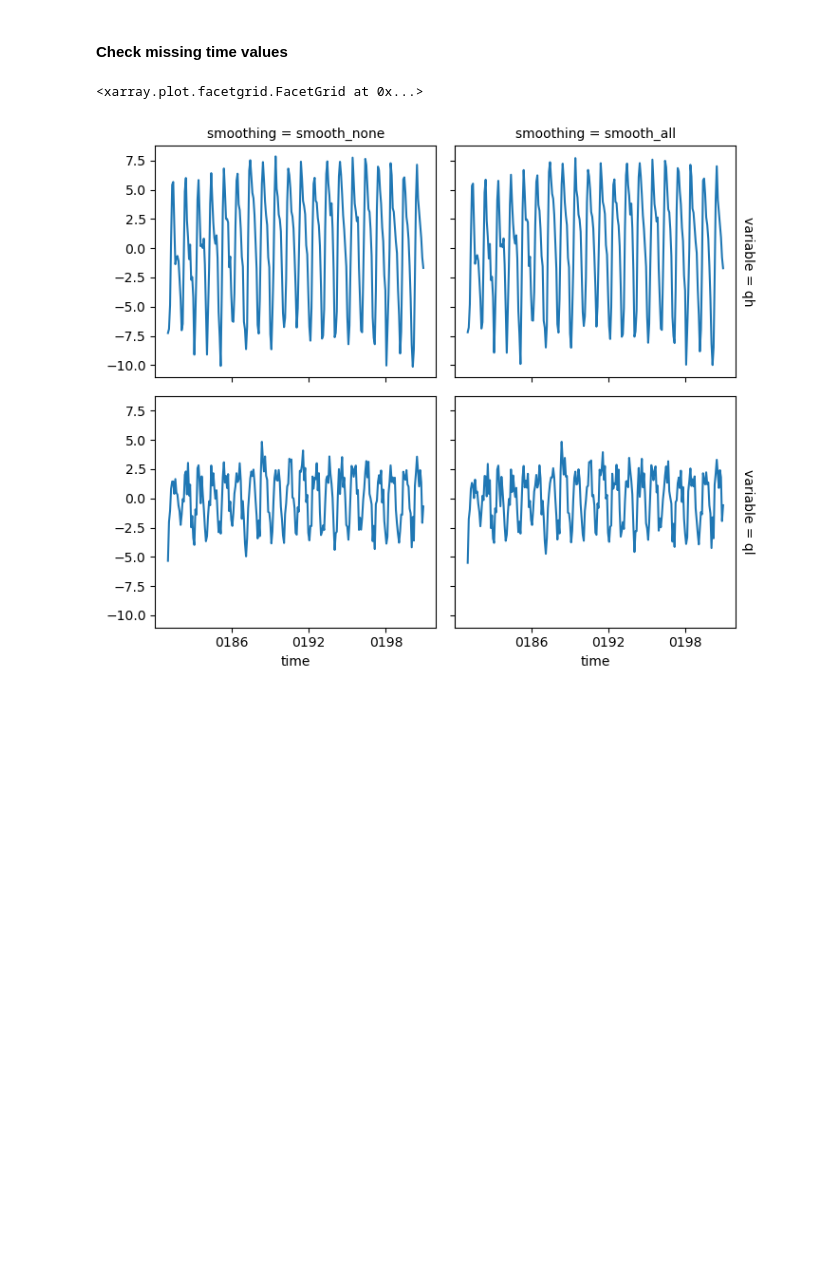
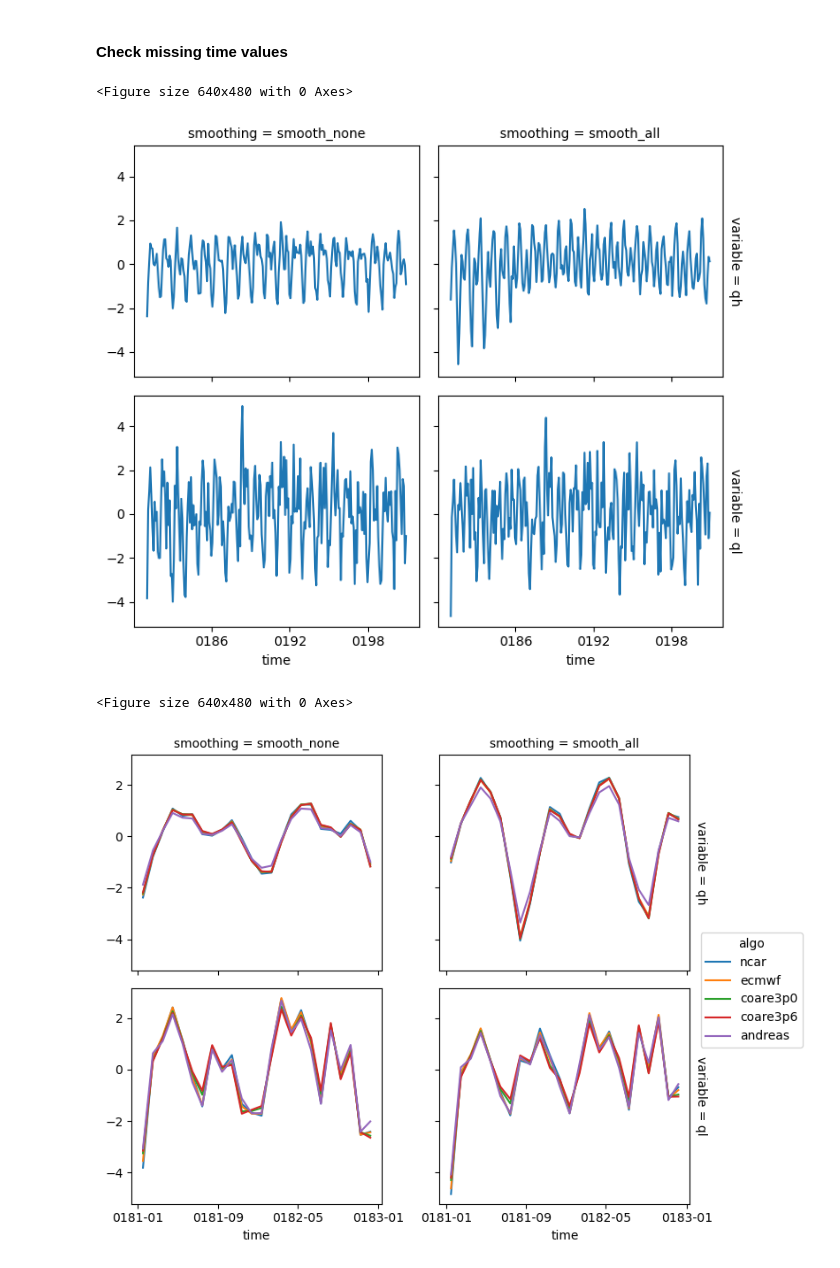
Before and after one commit to ocean-transport/scale-aware-air-sea, a Jupyter notebook: pipeline/step_2_cm26_calculate_fluxes.ipynb, the cells around one changed output. Drawn from its saved outputs; the diff is of its cells as text; code cells hidden in the pictures; blank space fills up the shorter version.

```diff
--- a/pipeline/step_2_cm26_calculate_fluxes.ipynb
+++ b/pipeline/step_2_cm26_calculate_fluxes.ipynb
@@ -439,9 +473,14 @@ for ds, title in [(ds_reload_filter_fluxes_prod, 'production'),(ds_reload_filter
 # %%
 def flux_compute_wrapper_coarse(coarsened:xr.Dataset, filtered:xr.Dataset, coarsen_dim_dict:dict[str:int]) -> xr.Dataset:
     datasets = []
-    # align both datasets on inner
-    coarsened, filtered = xr.align(coarsened, filtered, join='inner')
+    # align both datasets on inner for time
+    exclude_dims = set(filtered.dims)-set(['time'])
+    filtered, coarsened  = xr.align(filtered, coarsened, join='inner', exclude=exclude_dims)
 
+    # make sure the area of the filtered array is masked consistently with the variables (needed for `weighted_coarsen`)
+    nanmask = np.isnan(filtered.qh.isel(time=0).drop('time'))
+    area_masked = filtered.area_t.where(~nanmask, 0.0)
+    filtered = filtered.assign_coords(area_t=area_masked)
 
     # for this dataset we only have two methods
     # 1. The equivalent to 'smooth_all' where we compute fluxes on the coarsened output
@@ -450,7 +489,10 @@ def flux_compute_wrapper_coarse(coarsened:xr.Dataset, filtered:xr.Dataset, coars
     # TODO: Once we actually implement the skin_correction, that needs to be somehow extracted from the algo dimension
     # for now hardcode
     skin_correction = False
-    for algo in filtered.algo.data:
+    iter_algos = filtered.algo.data
+    # in case there is only a single algo
+    filtered = filtered.squeeze()
+    for algo in iter_algos:
         # The equivalent to 'smooth_all' where we compute fluxes on the coarsened output
         ds_coarse_single_algo = compute_fluxes(coarsened, algo, 'smooth_none', skin_correction=skin_correction)
         # FIXME: this naming is not really easy to understand
@@ -460,7 +502,6 @@ def flux_compute_wrapper_coarse(coarsened:xr.Dataset, filtered:xr.Dataset, coars
     ds_all_coarse = xr.concat(datasets, dim='algo')
     # and the equivalent to smooth none, where we coarsen the full res flux output
     # this is based on the other precomputed data, so all the algos are there already
-    display(filtered.sel(smoothing='smooth_none'))
 
     ds_none_coarse = weighted_coarsen(
         filtered.sel(smoothing='smooth_none'),
@@ -470,12 +511,14 @@ def flux_compute_wrapper_coarse(coarsened:xr.Dataset, filtered:xr.Dataset, coars
     ds_none_coarse = ds_none_coarse.assign_coords(smoothing='smooth_none')
 
     # Finally concat along the 'smoothing' dimension (FIXME: better naming for this would be nice).
-    ds_full_coarse = xr.concat([ds_none_coarse, ds_all_coarse], dim='smoothing')
+    ds_full_coarse = xr.concat([ds_none_coarse, ds_all_coarse], dim='smoothing', compat='override', coords='minimal')
     return ds_full_coarse
 
 coarsen_dim_dict = {'xt_ocean':params['n_coarsen'], 'yt_ocean':params['n_coarsen']}
-ds_coarse_fluxes_prod = flux_compute_wrapper_coarse(ds_coarse, ds_reload_filter_fluxes_prod, coarsen_dim_dict)
-ds_coarse_fluxes_appendix = flux_compute_wrapper_coarse(ds_coarse, ds_reload_filter_fluxes_appendix, coarsen_dim_dict)
+ds_coarse_fluxes_prod = flux_compute_wrapper_coarse(ds_coarse, ds_reload_filter_fluxes_prod, coarsen_dim_dict)[['qh', 'ql']]
+ds_coarse_fluxes_appendix = flux_compute_wrapper_coarse(ds_coarse, ds_reload_filter_fluxes_appendix, coarsen_dim_dict)[['qh', 'ql']]
+display(ds_coarse_fluxes_prod)
+display(ds_coarse_fluxes_appendix)
 # %% [output]
 If you are sure your data is valid you can deactivate these checks by setting `input_range_check=False`
   warnings.warn(performance_msg)
@@ -506,8 +615,10 @@ coarsen_dim_dict
 # %% [markdown]
 ### Test Plots Coarsened
 # %%
-ds_full_coarse.ql.isel(algo=0, time=0).plot(col='smoothing')
+for ds in [ds_coarse_fluxes_prod, ds_coarse_fluxes_appendix]:
+    plt.figure()
+    ds.ql.isel(time=0, algo=0).plot(col='smoothing')
 
-plt.figure()
-(-ds_full_coarse.ql.isel(algo=0, time=0).diff('smoothing')).plot()
+    plt.figure()
+    (-ds.ql.isel(time=0, algo=0).diff('smoothing')).plot()
 # %% [output]
@@ -523,4 +643,4 @@ ds_full_coarse.to_zarr(path_coarse_fluxes_prod)
 # %%
 # reload the coarsened flux data
-ds_reload_coarse = open_zarr(path_coarse_fluxes_prod, chunks={'time':3000})
-ds_reload_coarse
+ds_reload_coarse_fluxes_prod = open_zarr(path_coarse_fluxes_prod, chunks={})
+ds_reload_coarse_fluxes_appendix = open_zarr(path_coarse_fluxes_appendix, chunks={})
@@ -547,8 +647,12 @@ Data variables:
 # %% [markdown]
 #### Check missing time values
 # %%
-da_plot_coarse = ds_reload_coarse.weighted(ds_reload_coarse.area_t).mean(['xt_ocean', 'yt_ocean']).to_array().load()
-(da_plot_coarse-da_plot_coarse.mean('time')).coarsen(time=30, boundary='trim').mean().plot(hue='algo', col='smoothing', row='variable')
+for ds in [ds_reload_coarse_fluxes_prod, ds_reload_coarse_fluxes_appendix]:
+    plt.figure()
+    da_plot_coarse = ds.weighted(ds.area_t).mean(['xt_ocean', 'yt_ocean']).to_array().load()
+    (da_plot_coarse-da_plot_coarse.mean('time')).coarsen(time=30, boundary='trim').mean().plot(hue='algo', col='smoothing', row='variable')
 # %% [output]
-<xarray.plot.facetgrid.FacetGrid at 0x...>
+<Figure size 640x480 with 0 Axes>
-[figure, old version]
+[figure, new version]
+<Figure size 640x480 with 0 Axes>
+[figure, added]
```
Also changed, not shown: parts of 23 cells of this notebook, 2 other files.
